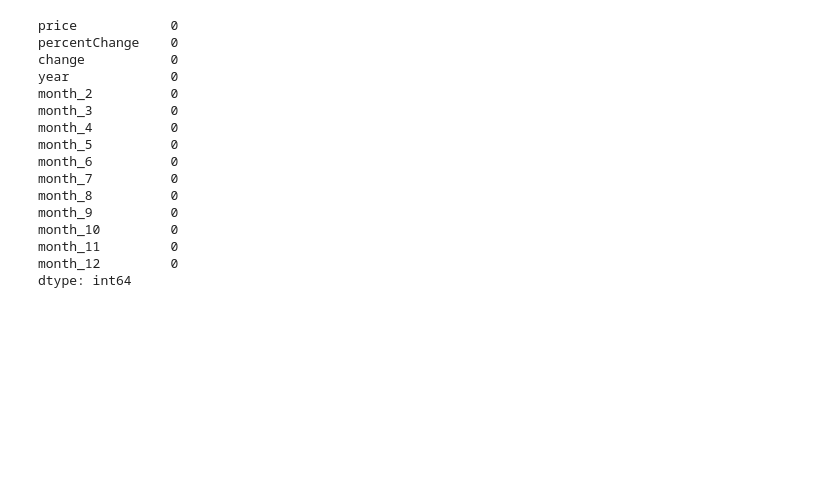
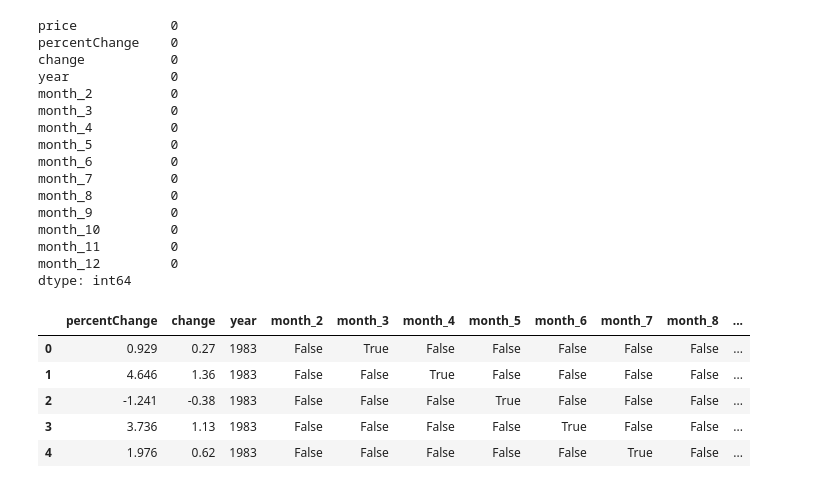
Before and after one commit to lakindu1234/Crude-Oil-Prediction-Project, a Jupyter notebook: Model/Main.ipynb, the cells around one changed output. Cells and saved outputs as stored; diff of their text form; code cells hidden in the pictures; blank space fills up the shorter version.

```diff
--- a/Model/Main.ipynb
+++ b/Model/Main.ipynb
@@ -206,3 +206,12 @@ dtype: int64
 # Features (X) and Target (y)
 x = df.drop('price', axis=1)   # drop price from features
 y = df['price']                # target = price
+# %%
+x.head()
+# %% [output]
+|  | percentChange | change | year | month_2 | month_3 | month_4 | month_5 | month_6 | month_7 | month_8 | ... |
+| 0 | 0.929 | 0.27 | 1983 | False | True | False | False | False | False | False | ... |
+| 1 | 4.646 | 1.36 | 1983 | False | False | True | False | False | False | False | ... |
+| 2 | -1.241 | -0.38 | 1983 | False | False | False | True | False | False | False | ... |
+| 3 | 3.736 | 1.13 | 1983 | False | False | False | False | True | False | False | ... |
+| 4 | 1.976 | 0.62 | 1983 | False | False | False | False | False | True | False | ... |
```
Also changed, not shown: parts of 3 cells of this notebook.
